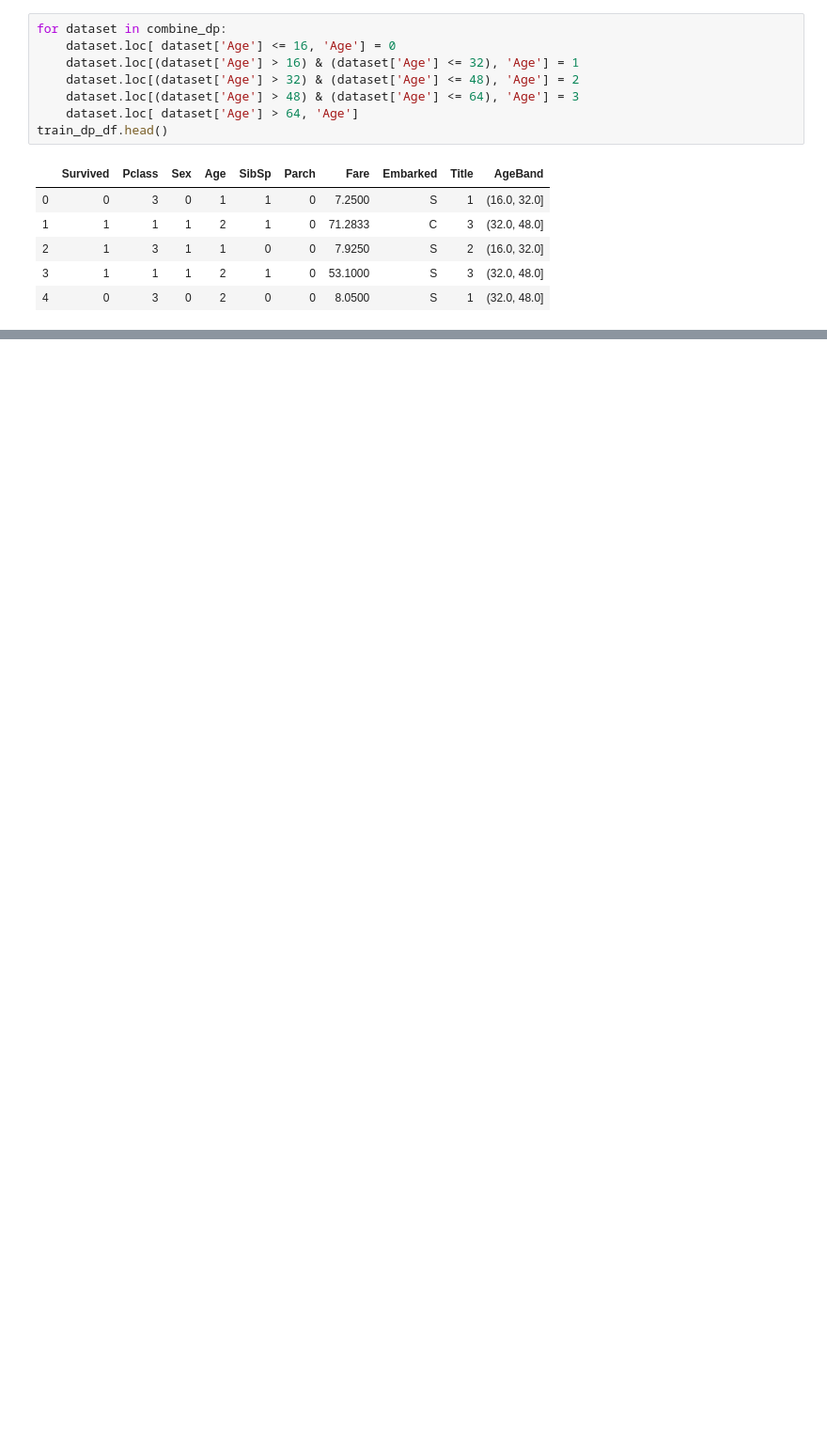
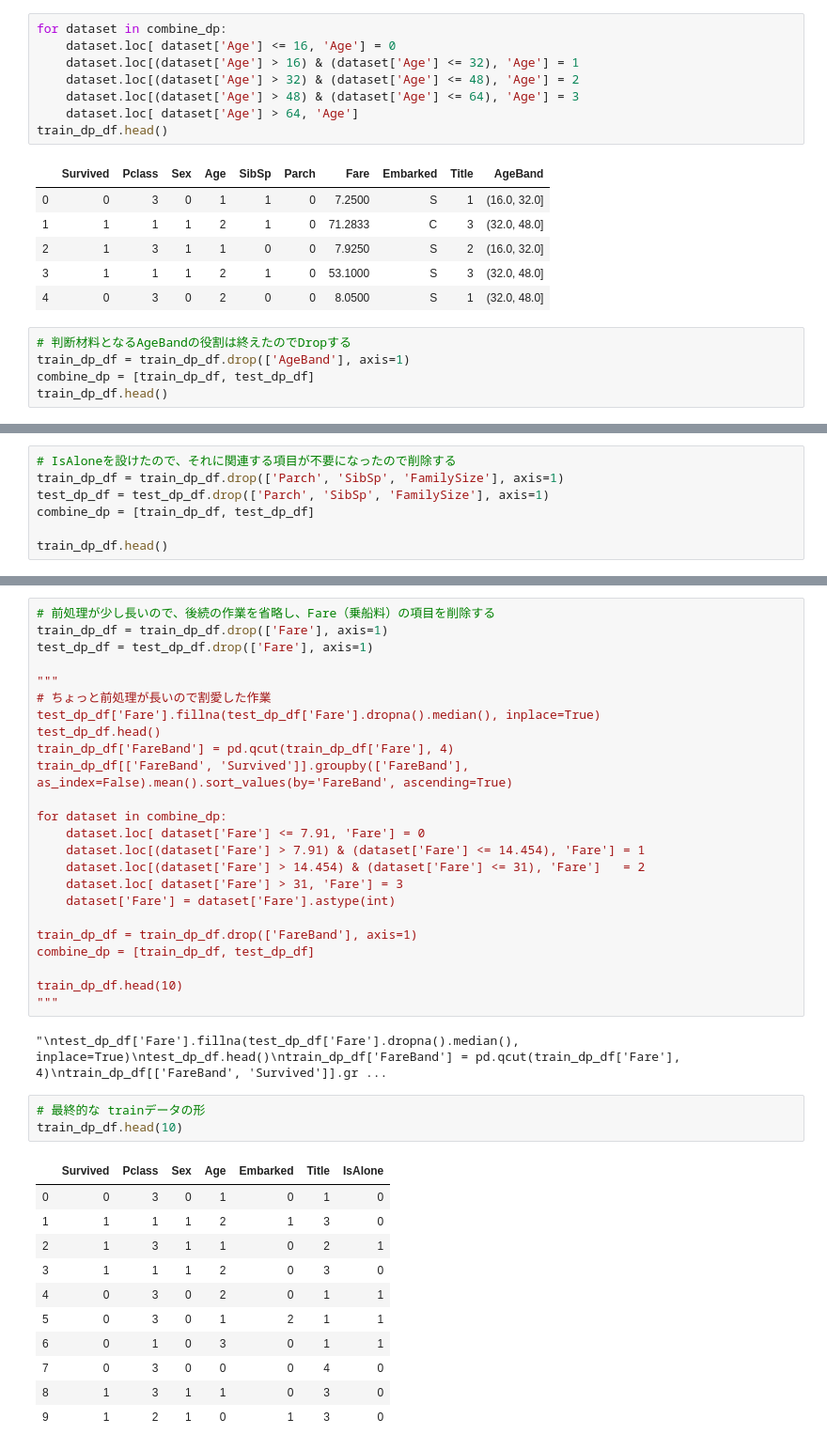
Before and after one commit to abeja-inc/platform_notebook_handson, a Jupyter notebook: day2/Day2.ipynb, the cells around one changed output, grey strips where cells are left out. Shown at 94% size. Saved outputs shown, nothing was run; the diff lists cells and outputs as text; blank space fills up the shorter version.

```diff
--- a/day2/Day2.ipynb
+++ b/day2/Day2.ipynb
@@ -540,3 +538,8 @@ train_dp_df.head()
 | 2 | 1 | 3 | 1 | 1 | 0 | 0 | 7.9250 | S | 2 | (16.0, 32.0] |
 | 3 | 1 | 1 | 1 | 2 | 1 | 0 | 53.1000 | S | 3 | (32.0, 48.0] |
 | 4 | 0 | 3 | 0 | 2 | 0 | 0 | 8.0500 | S | 1 | (32.0, 48.0] |
+# %%
+# 判断材料となるAgeBandの役割は終えたのでDropする
+train_dp_df = train_dp_df.drop(['AgeBand'], axis=1)
+combine_dp = [train_dp_df, test_dp_df]
+train_dp_df.head()
@@ -542,0 +582,7 @@ train_dp_df.head()
+# %%
+# IsAloneを設けたので、それに関連する項目が不要になったので削除する
+train_dp_df = train_dp_df.drop(['Parch', 'SibSp', 'FamilySize'], axis=1)
+test_dp_df = test_dp_df.drop(['Parch', 'SibSp', 'FamilySize'], axis=1)
+combine_dp = [train_dp_df, test_dp_df]
+
+train_dp_df.head()
@@ -542,0 +633,41 @@ train_dp_df.head()
+# %%
+# 前処理が少し長いので、後続の作業を省略し、Fare（乗船料）の項目を削除する
+train_dp_df = train_dp_df.drop(['Fare'], axis=1)
+test_dp_df = test_dp_df.drop(['Fare'], axis=1)
+
+"""
+# ちょっと前処理が長いので割愛した作業
+test_dp_df['Fare'].fillna(test_dp_df['Fare'].dropna().median(), inplace=True)
+test_dp_df.head()
+train_dp_df['FareBand'] = pd.qcut(train_dp_df['Fare'], 4)
+train_dp_df[['FareBand', 'Survived']].groupby(['FareBand'], as_index=False).mean().sort_values(by='FareBand', ascending=True)
+
+for dataset in combine_dp:
+    dataset.loc[ dataset['Fare'] <= 7.91, 'Fare'] = 0
+    dataset.loc[(dataset['Fare'] > 7.91) & (dataset['Fare'] <= 14.454), 'Fare'] = 1
+    dataset.loc[(dataset['Fare'] > 14.454) & (dataset['Fare'] <= 31), 'Fare']   = 2
+    dataset.loc[ dataset['Fare'] > 31, 'Fare'] = 3
+    dataset['Fare'] = dataset['Fare'].astype(int)
+
+train_dp_df = train_dp_df.drop(['FareBand'], axis=1)
+combine_dp = [train_dp_df, test_dp_df]
+
+train_dp_df.head(10)
+"""
+# %% [output]
+"\ntest_dp_df['Fare'].fillna(test_dp_df['Fare'].dropna().median(), inplace=True)\ntest_dp_df.head()\ntrain_dp_df['FareBand'] = pd.qcut(train_dp_df['Fare'], 4)\ntrain_dp_df[['FareBand', 'Survived']].gr ...
+# %%
+# 最終的な trainデータの形
+train_dp_df.head(10)
+# %% [output]
+|  | Survived | Pclass | Sex | Age | Embarked | Title | IsAlone |
+| 0 | 0 | 3 | 0 | 1 | 0 | 1 | 0 |
+| 1 | 1 | 1 | 1 | 2 | 1 | 3 | 0 |
+| 2 | 1 | 3 | 1 | 1 | 0 | 2 | 1 |
+| 3 | 1 | 1 | 1 | 2 | 0 | 3 | 0 |
+| 4 | 0 | 3 | 0 | 2 | 0 | 1 | 1 |
+| 5 | 0 | 3 | 0 | 1 | 2 | 1 | 1 |
+| 6 | 0 | 1 | 0 | 3 | 0 | 1 | 1 |
+| 7 | 0 | 3 | 0 | 0 | 0 | 4 | 0 |
+| 8 | 1 | 3 | 1 | 1 | 0 | 3 | 0 |
+| 9 | 1 | 2 | 1 | 0 | 1 | 3 | 0 |
```
Also changed, not shown: parts of 40 cells of this notebook.
